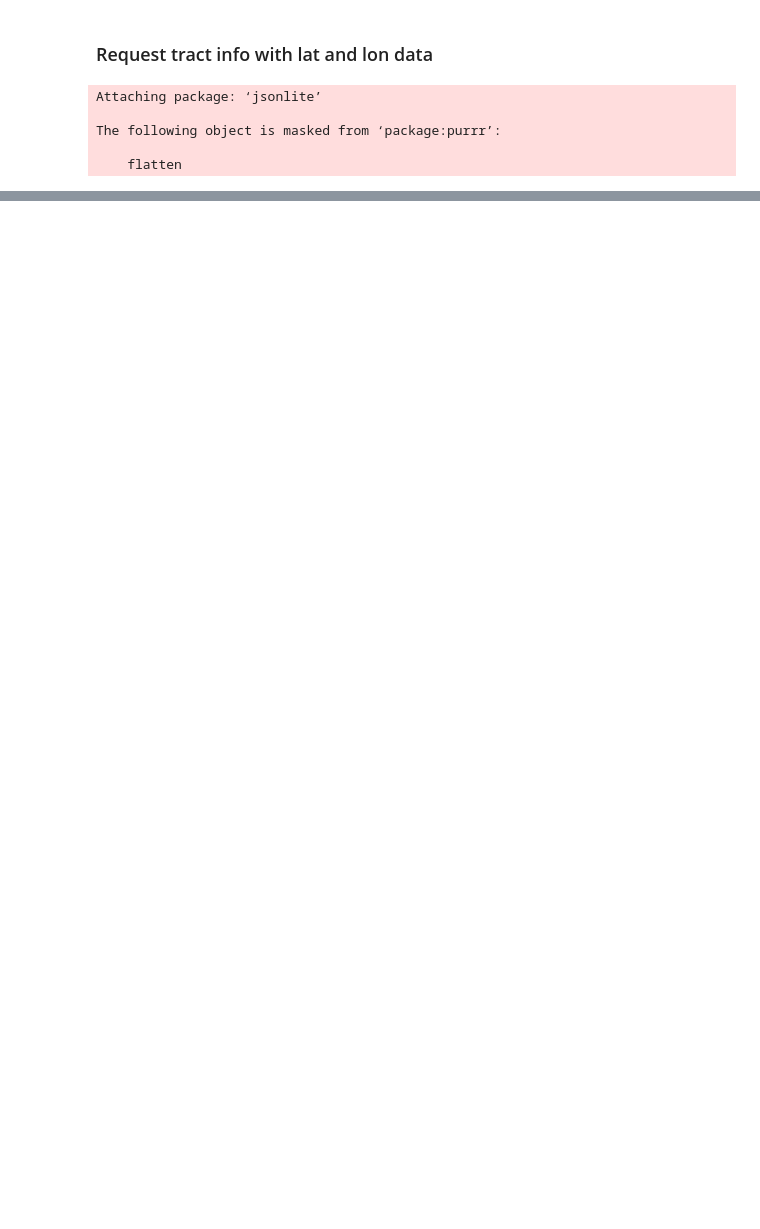
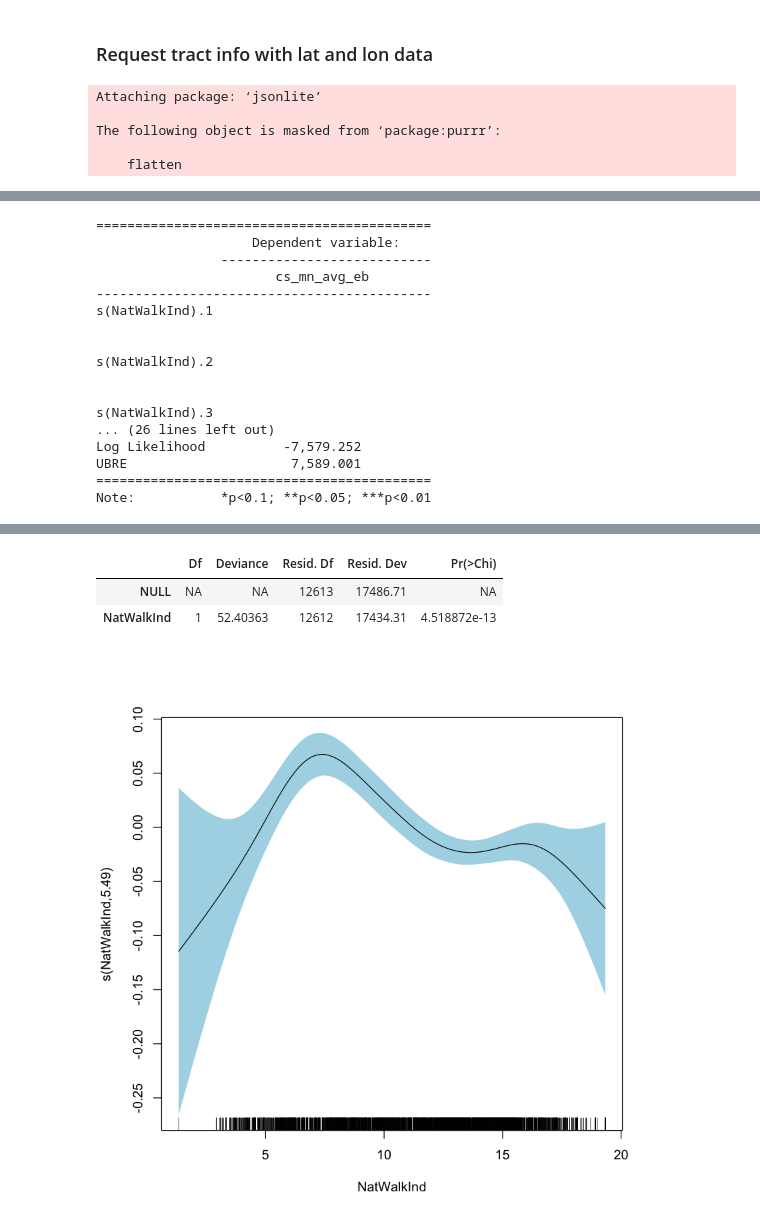
Before and after one commit to dylanedwardmoore/walkabilityschoolsproject, a Jupyter notebook: data_analysis-v2.ipynb, the cells around one changed output, grey strips where cells are left out. Drawn from its saved outputs; the diff is of its cells as text; code cells hidden in the pictures; blank space fills up the shorter version.

```diff
--- a/data_analysis-v2.ipynb
+++ b/data_analysis-v2.ipynb
@@ -206,0 +258,26 @@ write.csv(df2,"wip_2.csv", row.names = FALSE)
+# %%
+library(mgcv)
+library(performance)
+fit_gam = gam(cs_mn_avg_eb ~ s(NatWalkInd), data=df, method="REML")
+stargazer(fit_gam, type="text")
+plot(fit_gam, rug=T, shade=T, shade.col='lightblue')
+#model_performance(fit_gam)
+#check_model(fit_gam)
+# %% [output]
+===========================================
+                    Dependent variable:
+                ---------------------------
+                       cs_mn_avg_eb
+-------------------------------------------
+s(NatWalkInd).1
+
+
+s(NatWalkInd).2
+
+
+s(NatWalkInd).3
+... (26 lines left out)
+Log Likelihood          -7,579.252
+UBRE                     7,589.001
+===========================================
+Note:           *p<0.1; **p<0.05; ***p<0.01
@@ -206,0 +286,4 @@ write.csv(df2,"wip_2.csv", row.names = FALSE)
+|  | Df | Deviance | Resid. Df | Resid. Dev | Pr(>Chi) |
+| NULL | NA | NA | 12613 | 17486.71 | NA |
+| NatWalkInd | 1 | 52.40363 | 12612 | 17434.31 | 4.518872e-13 |
+[figure, added]
```
Also changed, not shown: parts of 8 cells of this notebook.
